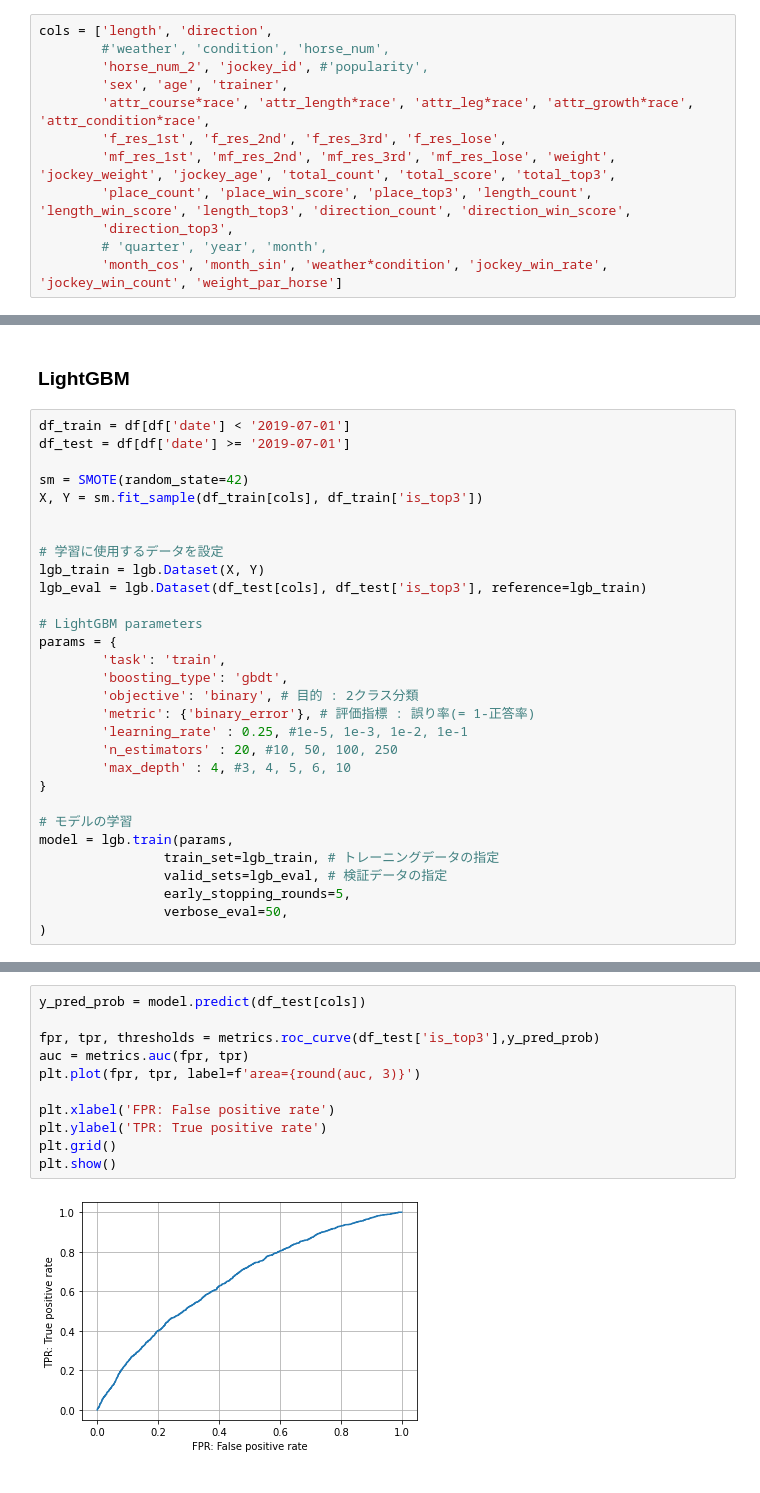
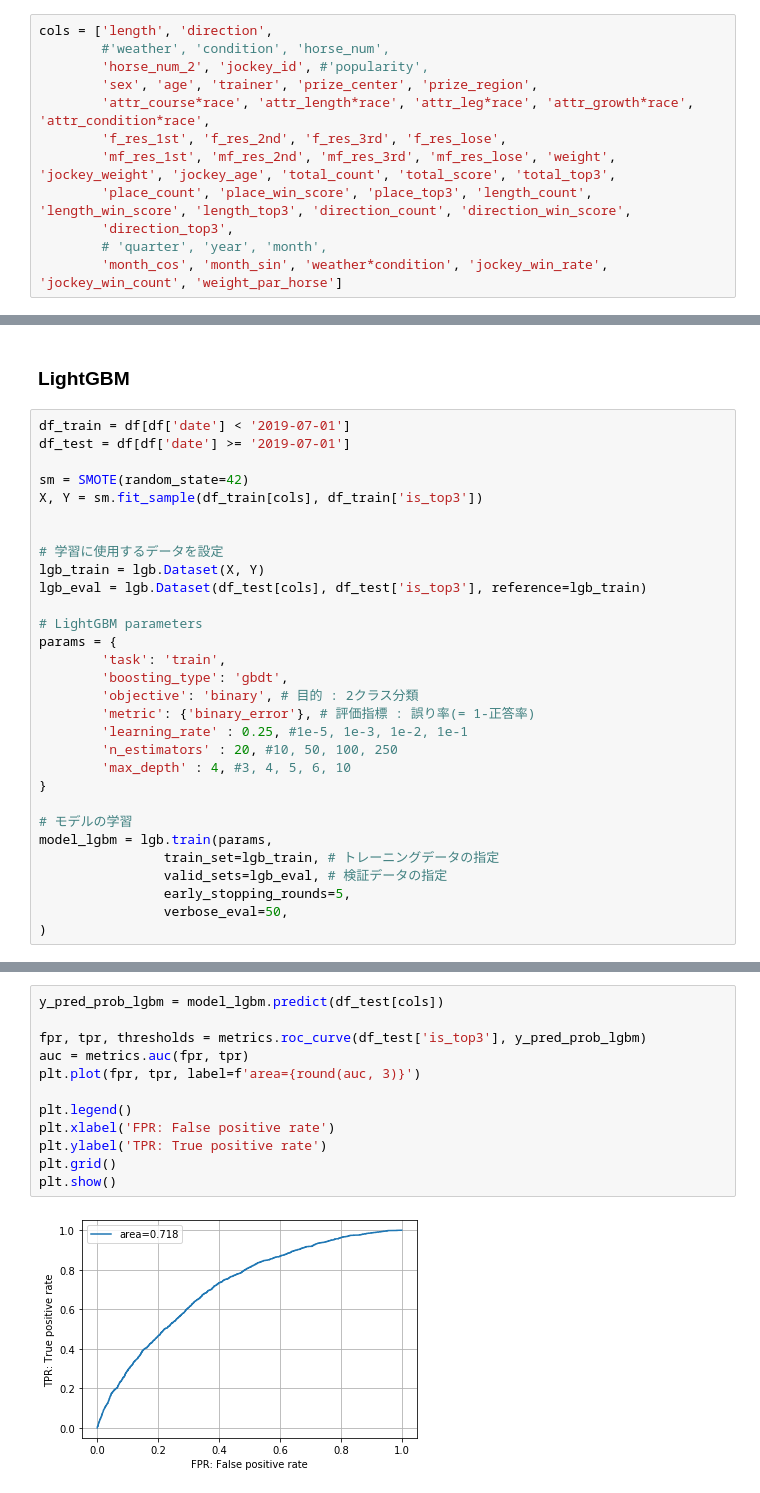
Before and after one commit to ayane-hara/MachinLearning_keiba, a Jupyter notebook: keiba_4 3着に入るか判定.ipynb, the cells around one changed output, grey strips where cells are left out. Saved outputs shown, nothing was run; the diff lists cells and outputs as text.

```diff
--- a/keiba_4 3着に入るか判定.ipynb
+++ b/keiba_4 3着に入るか判定.ipynb
@@ -93,7 +96,7 @@ df
 cols = ['length', 'direction',
         #'weather', 'condition', 'horse_num',
         'horse_num_2', 'jockey_id', #'popularity',
-        'sex', 'age', 'trainer',
+        'sex', 'age', 'trainer', 'prize_center', 'prize_region',
         'attr_course*race', 'attr_length*race', 'attr_leg*race', 'attr_growth*race', 'attr_condition*race',
         'f_res_1st', 'f_res_2nd', 'f_res_3rd', 'f_res_lose',
         'mf_res_1st', 'mf_res_2nd', 'mf_res_3rd', 'mf_res_lose', 'weight', 'jockey_weight', 'jockey_age', 'total_count', 'total_score', 'total_top3',
@@ -205,7 +209,7 @@ params = {
 }
 
 # モデルの学習
-model = lgb.train(params,
+model_lgbm = lgb.train(params,
                 train_set=lgb_train, # トレーニングデータの指定
                 valid_sets=lgb_eval, # 検証データの指定
                 early_stopping_rounds=5,
@@ -285,16 +290,17 @@ Acc = 0.7344086021505376
 # %%
-y_pred_prob = model.predict(df_test[cols])
+y_pred_prob_lgbm = model_lgbm.predict(df_test[cols])
 
-fpr, tpr, thresholds = metrics.roc_curve(df_test['is_top3'],y_pred_prob)
+fpr, tpr, thresholds = metrics.roc_curve(df_test['is_top3'], y_pred_prob_lgbm)
 auc = metrics.auc(fpr, tpr)
 plt.plot(fpr, tpr, label=f'area={round(auc, 3)}')
 
+plt.legend()
 plt.xlabel('FPR: False positive rate')
 plt.ylabel('TPR: True positive rate')
 plt.grid()
 plt.show()
 # %% [output]
-[figure, old version]
+[figure, new version]
 # %%
 def plot_feature_importance(df):
     n_features = len(df) # 特徴量数(説明変数の個数)
```
Also changed, not shown: parts of 10 cells of this notebook, 4 other files.
